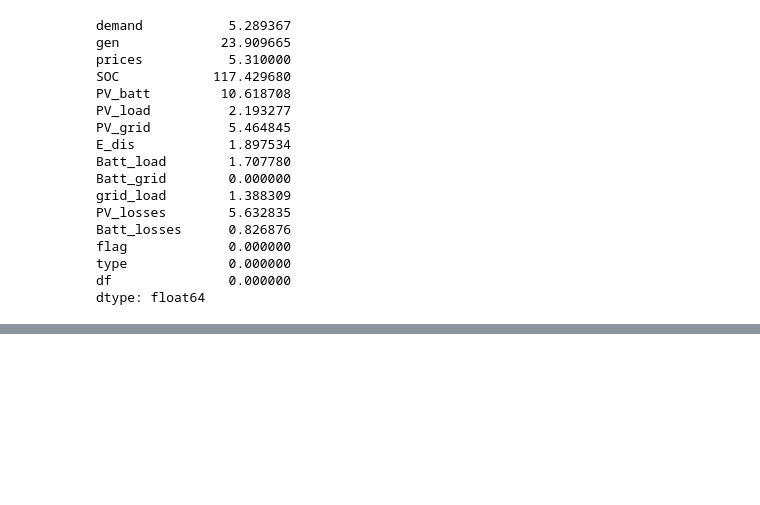
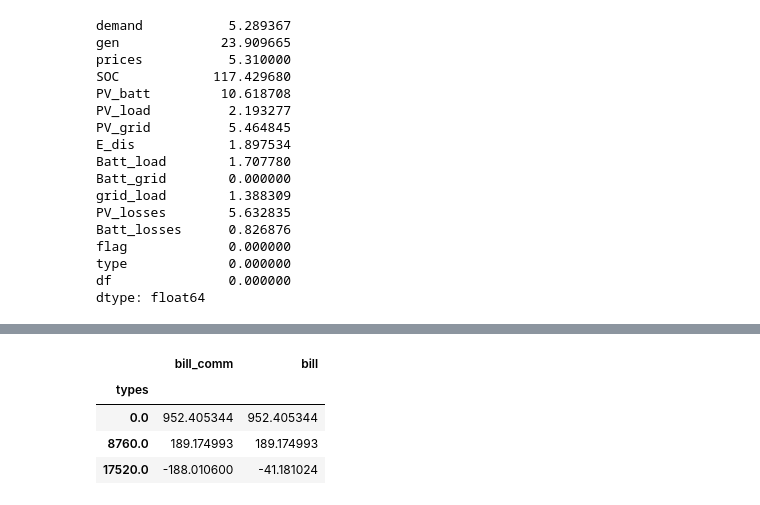
Before and after one commit to alefunxo/Solar_communities, a Jupyter notebook: Untitled.ipynb, the cells around one changed output, grey strips where cells are left out. Cells and saved outputs as stored; diff of their text form; code cells hidden in the pictures; blank space fills up the shorter version.

```diff
--- a/Untitled.ipynb
+++ b/Untitled.ipynb
@@ -764,0 +786,2 @@ dtype: float64
+# %%
+df_25=pp.Post_processing(.25,.50,0,'./',3)
@@ -764,0 +806,8 @@ dtype: float64
+# %%
+df_25.groupby(df_25.types).mean()
+# %% [output]
+|  | bill_comm | bill |
+| types |  |  |
+| 0.0 | 952.405344 | 952.405344 |
+| 8760.0 | 189.174993 | 189.174993 |
+| 17520.0 | -188.010600 | -41.181024 |
```
Also changed, not shown: parts of 23 cells of this notebook, 1 other file.
